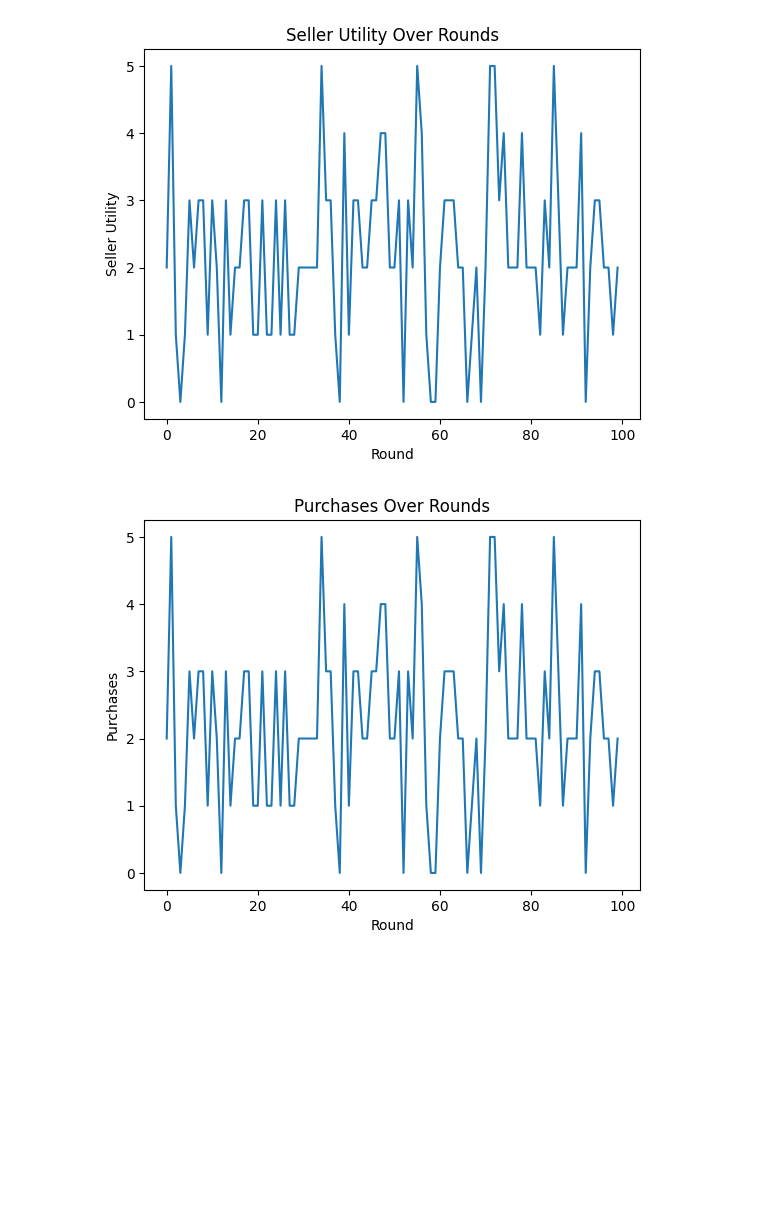
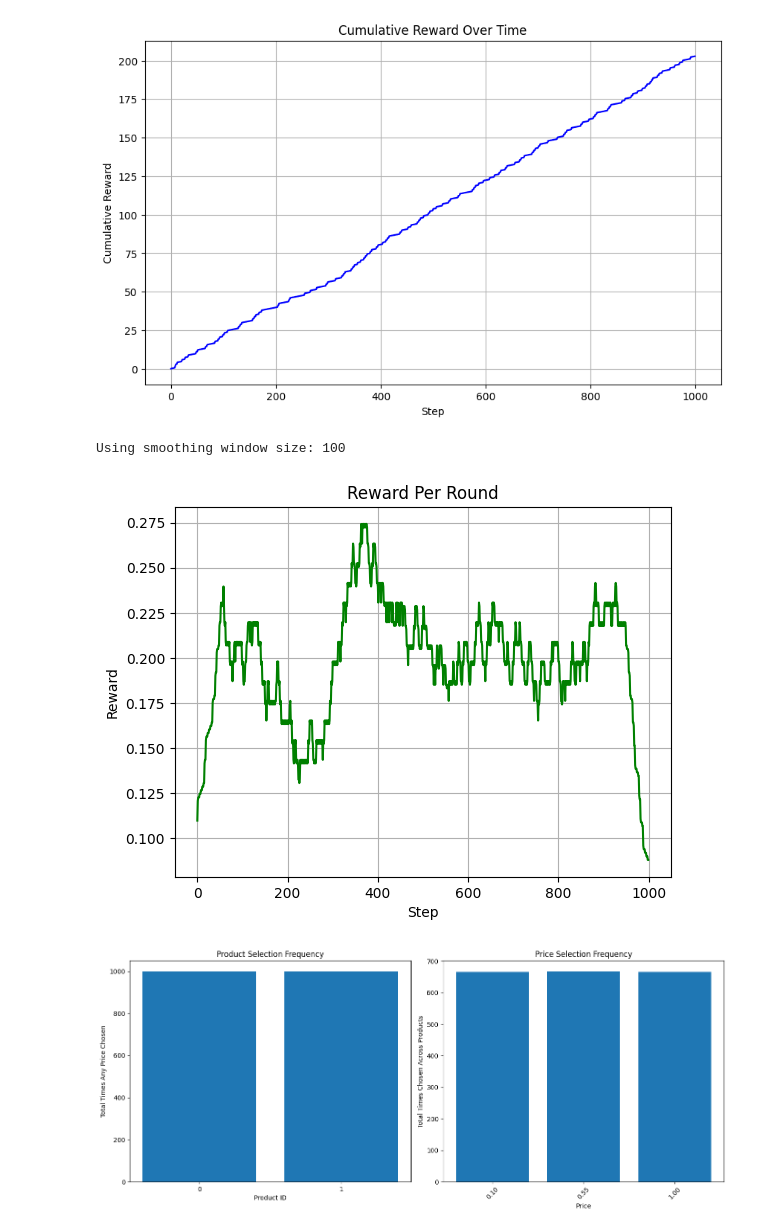
Before and after one commit to francinze/ola-proj-2425, a Jupyter notebook: runfile.ipynb, the cells around one changed output. Saved outputs shown, nothing was run; the diff lists cells and outputs as text; code cells hidden in the pictures; blank space fills up the shorter version.

```diff
--- a/runfile.ipynb
+++ b/runfile.ipynb
@@ -6,7 +6,8 @@ import matplotlib.pyplot as plt
 import numpy as np
 
 
-setting = Setting(T=100)
-seed = 42
+setting = Setting(T=1000, n_products=2, discretization=3)
+seed = 1001
+print(f'Seed used for this run: {seed}')
 np.random.seed(seed)
-env = Environment(setting=setting, distribution='uniform')
+env = Environment(setting=setting, distribution='gaussian', verbose=False)
@@ -33,16 +20,7 @@ Round 1:
-# %%
-plt.plot(env.seller_utility)
-plt.xlabel('Round')
-plt.ylabel('Seller Utility')
-plt.title('Seller Utility Over Rounds')
-plt.show()
-# %% [output]
-[figure, removed]
-# %%
-plt.plot(env.purchases)
-plt.xlabel('Round')
-plt.ylabel('Purchases')
-plt.title('Purchases Over Rounds')
-plt.show()
-# %% [output]
-[figure, removed]
+# %%
+env.plot_seller_learning()
+# %% [output]
+[figure, added]
+Using smoothing window size: 100
+[figure, added]
+[figure, added]
```
Also changed, not shown: parts of 3 cells of this notebook, 6 other files.
